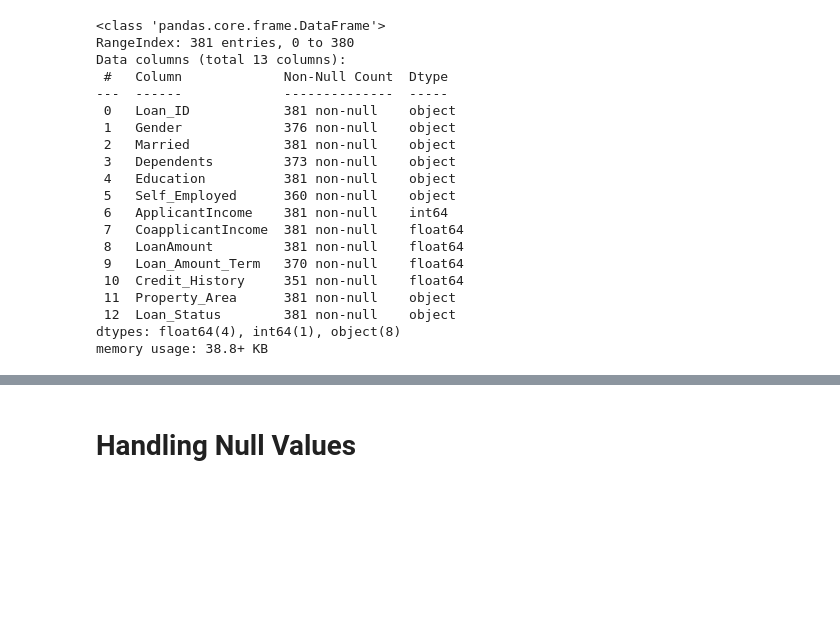
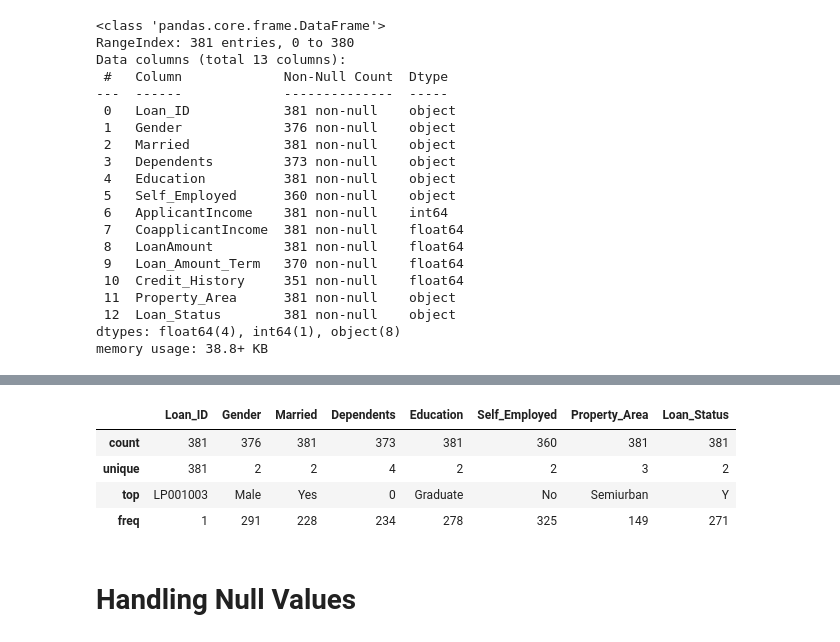
Before and after one commit to MahebobeFayyaz/4.-Naive-Bayes, a Jupyter notebook: Navie Bayes - Loan Approval Prediction.ipynb, the cells around one changed output, grey strips where cells are left out. Cells and saved outputs as stored; diff of their text form; code cells hidden in the pictures; blank space fills up the shorter version.

```diff
--- a/Navie Bayes - Loan Approval Prediction.ipynb
+++ b/Navie Bayes - Loan Approval Prediction.ipynb
@@ -49,3 +90,11 @@ memory usage: 38.8+ KB
+# %%
+df.describe(include='object')
+# %% [output]
+|  | Loan_ID | Gender | Married | Dependents | Education | Self_Employed | Property_Area | Loan_Status |
+| count | 381 | 376 | 381 | 373 | 381 | 360 | 381 | 381 |
+| unique | 381 | 2 | 2 | 4 | 2 | 2 | 3 | 2 |
+| top | LP001003 | Male | Yes | 0 | Graduate | No | Semiurban | Y |
+| freq | 1 | 291 | 228 | 234 | 278 | 325 | 149 | 271 |
 # %% [markdown]
 # Handling Null Values
 # %%
```
Also changed, not shown: parts of 52 cells of this notebook.
